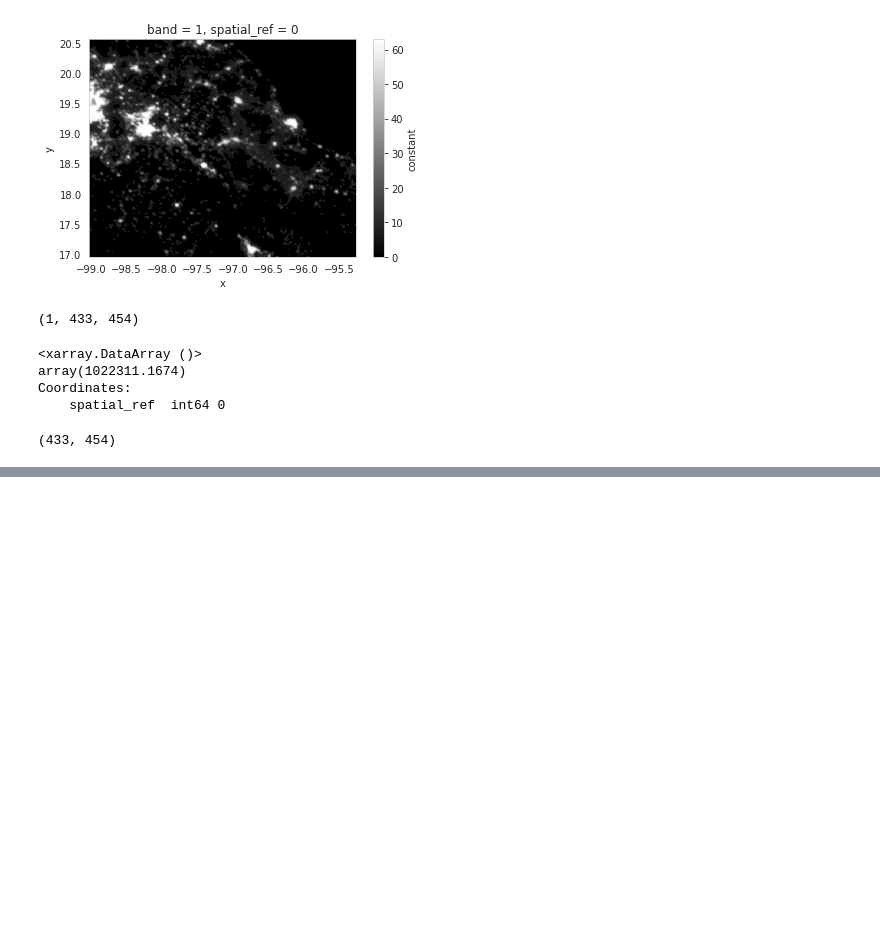
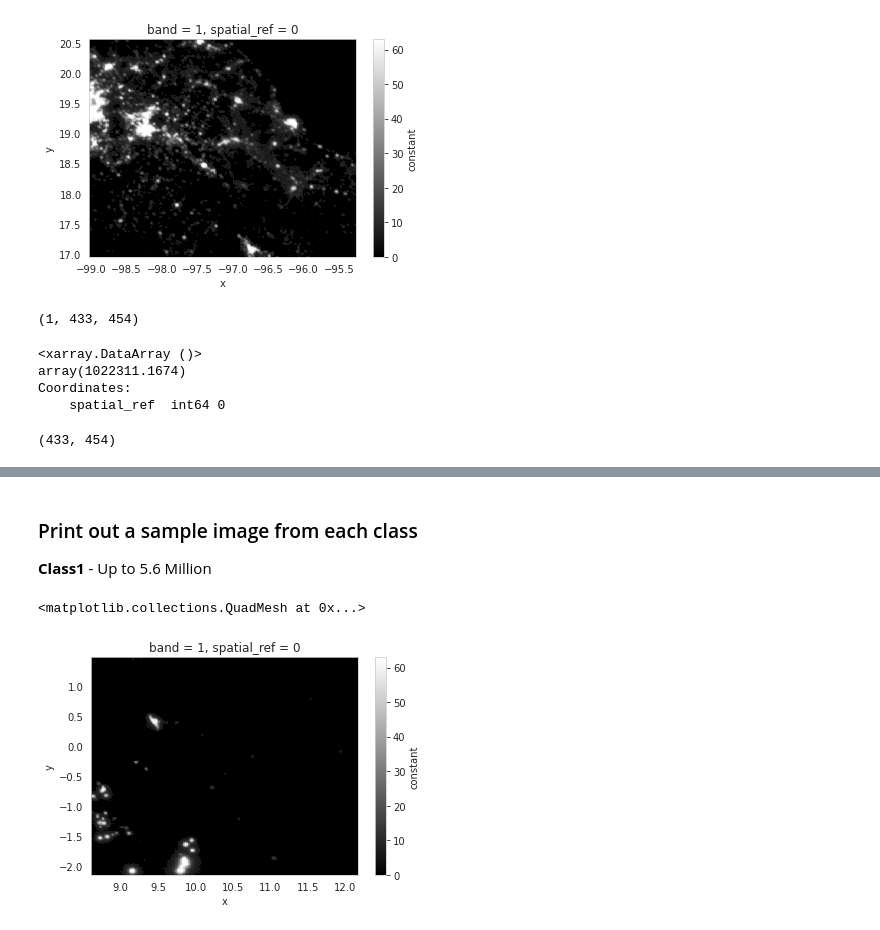
Before and after one commit to mianakajima/NightLights, a Jupyter notebook: notebooks/08_process_images.ipynb, the cells around one changed output, grey strips where cells are left out. Cells and saved outputs as stored; diff of their text form; code cells hidden in the pictures; blank space fills up the shorter version.

```diff
--- a/notebooks/08_process_images.ipynb
+++ b/notebooks/08_process_images.ipynb
@@ -52,0 +157,12 @@ test_pil.show()
+# %% [markdown]
+### Print out a sample image from each class
+
+**Class1** - Up to 5.6 Million
+# %%
+class1_night = rioxarray.open_rasterio(f'../data/NightLightExport0905_0/{class1["file"][0]}')
+class1_census = rioxarray.open_rasterio(f'../data/CensusExport0905_0/{class1["file"][0]}')
+# %%
+class1_night.plot(cmap = 'gray')
+# %% [output]
+<matplotlib.collections.QuadMesh at 0x...>
+[figure, added]
```
Also changed, not shown: parts of 53 cells of this notebook, 1 other file.
